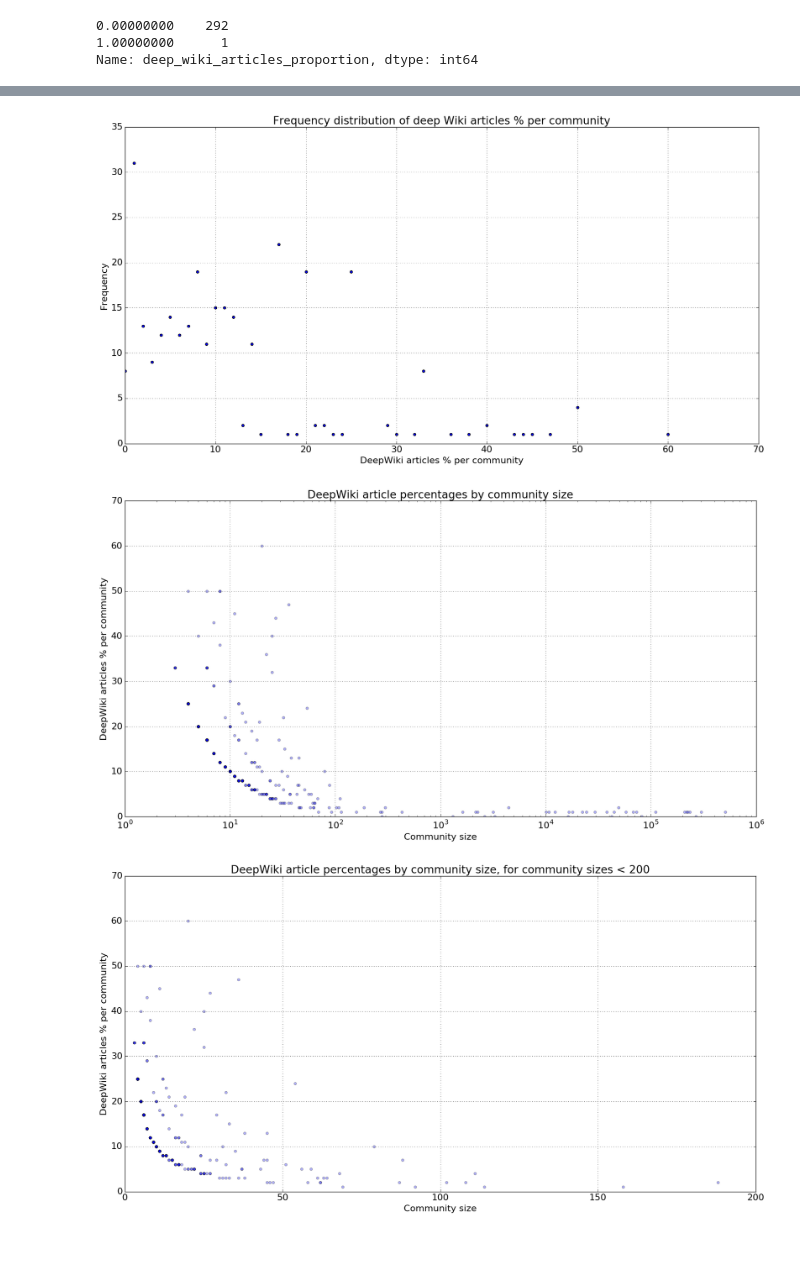
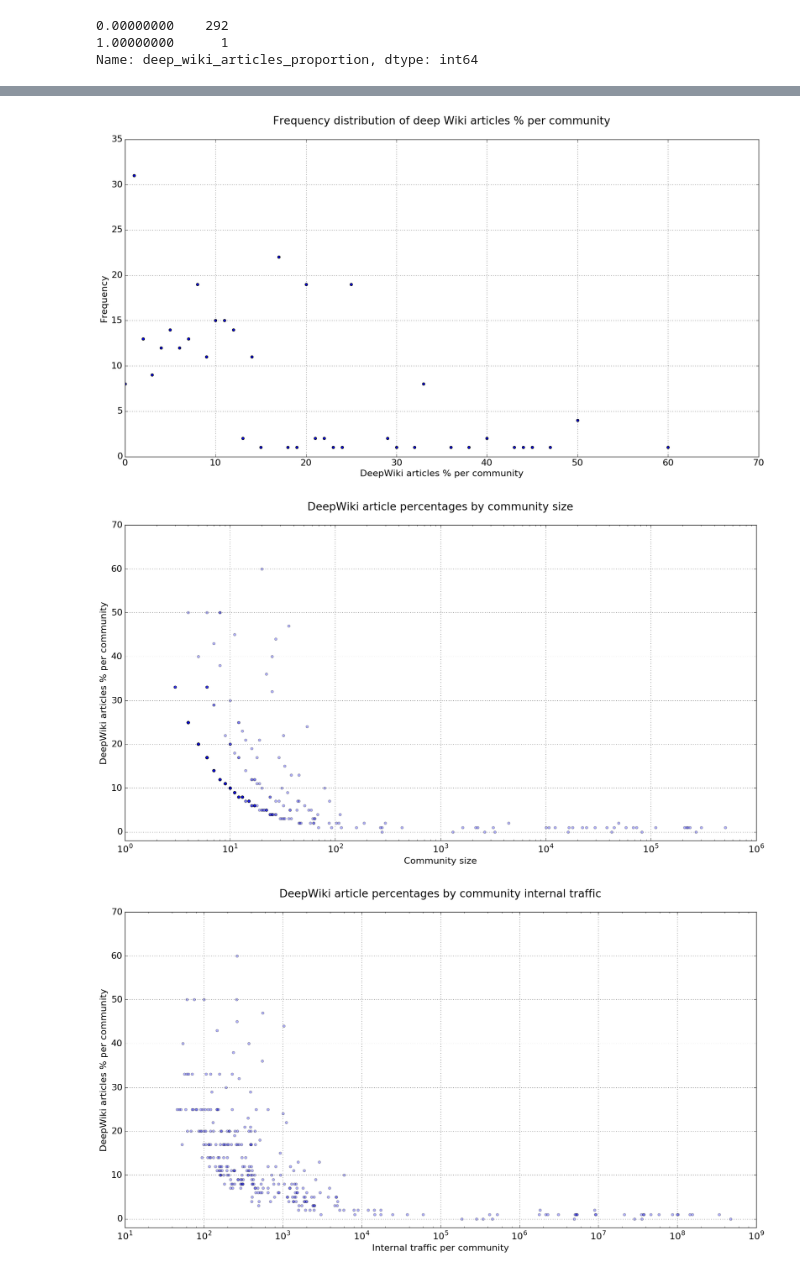
Before and after one commit to 33eyes/wiki-clickstream-graph, a Jupyter notebook: English_Wikipedia_deepWiki.ipynb, the cells around one changed output, grey strips where cells are left out. Saved outputs shown, nothing was run; the diff lists cells and outputs as text; code cells hidden in the pictures; blank space fills up the shorter version.

Commit message:
DeepWiki shell decomp wip.

```diff
--- a/English_Wikipedia_deepWiki.ipynb
+++ b/English_Wikipedia_deepWiki.ipynb
@@ -357,9 +359,9 @@ def quick_plot(value_counts_series, title):
     plt.grid(True)
     plt.title(title);
 # %%
-quick_plot(deep_wiki_pct_freq, "Frequency distribution of deep Wiki articles % per community")
+quick_plot(deep_wiki_pct_freq, "Frequency distribution of deep Wiki articles % per community\n")
 # %% [output]
-[figure, old version]
+[figure, new version]
 # %%
 plt.scatter(community_deepWiki_stats.articles_count,
             community_deepWiki_stats.deep_wiki_articles_proportion.round(2) * 100, c="b", alpha=0.3)
@@ -367,24 +369,25 @@ ax = plt.gca()
 #ax.set_xlim(xmin=0)
 plt.xscale("log")
 
-ax.set_ylim(ymin=0)
+ax.set_ylim(ymin=-2)
 
 plt.xlabel('Community size')
 plt.ylabel('DeepWiki articles % per community')
 plt.grid(True)
-plt.title("DeepWiki article percentages by community size");
+plt.title("DeepWiki article percentages by community size\n");
 # %% [output]
-[figure, old version]
+[figure, new version]
 # %%
-plt.scatter(community_deepWiki_stats.articles_count,
+plt.scatter(community_deepWiki_stats.total_internal_visits,
             community_deepWiki_stats.deep_wiki_articles_proportion.round(2) * 100, c="b", alpha=0.3)
 ax = plt.gca()
-ax.set_xlim(xmin=0, xmax=200)
-ax.set_ylim(ymin=0)
+#ax.set_xlim(xmin=0)
+plt.xscale("log")
+ax.set_ylim(ymin=-2)
 
-plt.xlabel('Community size')
+plt.xlabel('Internal traffic per community')
 plt.ylabel('DeepWiki articles % per community')
 plt.grid(True)
-plt.title("DeepWiki article percentages by community size, for community sizes < 200");
+plt.title("DeepWiki article percentages by community internal traffic\n");
 # %% [output]
-[figure, old version]
+[figure, new version]
```
Also changed, not shown: parts of 41 cells of this notebook.
